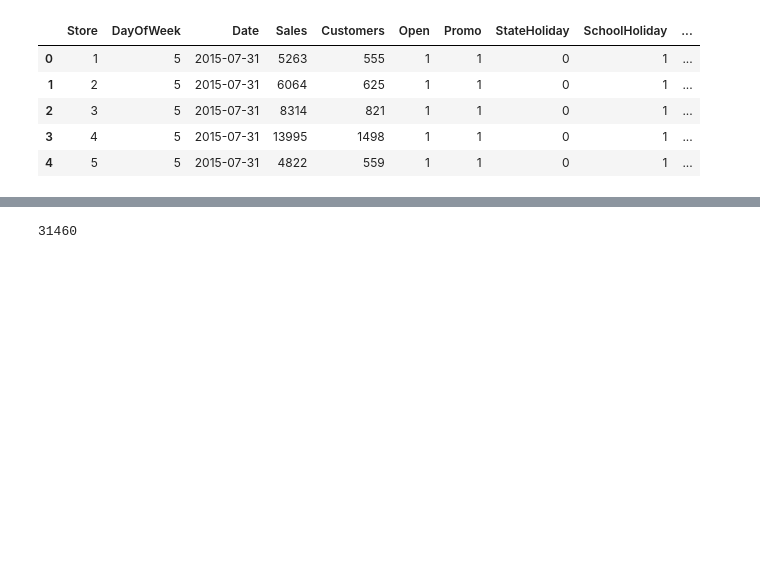
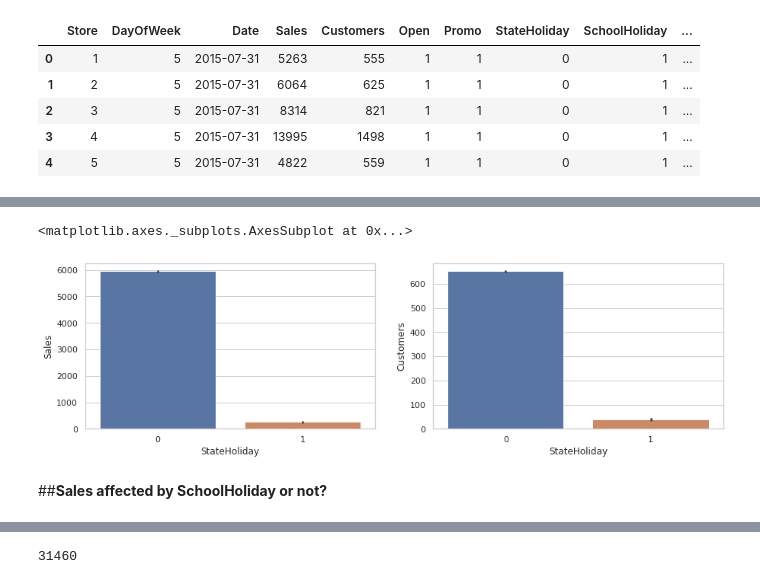
Before and after one commit to Team-AlmaBetter/Retail-Sales-Prediction, a Jupyter notebook: Rossmann_Sales_Prediction_Capstone_Project_ipynb.ipynb, the cells around one changed output, grey strips where cells are left out. Cells and saved outputs as stored; diff of their text form; code cells hidden in the pictures; blank space fills up the shorter version.

```diff
--- a/Rossmann_Sales_Prediction_Capstone_Project_ipynb.ipynb
+++ b/Rossmann_Sales_Prediction_Capstone_Project_ipynb.ipynb
@@ -330,0 +456,14 @@ dtype: int64
+# %%
+# Date
+
+# Create Year and Month columns
+R_data['Year']  = R_data['Date'].apply(lambda x: int(str(x)[:4]))
+R_data['Month'] = R_data['Date'].apply(lambda x: int(str(x)[5:7]))
+
+data['Year']  = data['Date'].apply(lambda x: int(str(x)[:4]))
+data['Month'] = data['Date'].apply(lambda x: int(str(x)[5:7]))
+
+# Assign Date column to Date(Year-Month) instead of (Year-Month-Day)
+# this column will be useful in analysis and visualization
+R_data['Date'] = R_data['Date'].apply(lambda x: (str(x)[:7]))
+data['Date'] = data['Date'].apply(lambda x: (str(x)[:7]))
@@ -330,0 +546,16 @@ dtype: int64
+# %%
+# .... continue with StateHoliday
+
+# After
+R_data["StateHoliday"] = R_data["StateHoliday"].map({0: 0, "0": 0, "a": 1, "b": 1, "c": 1})
+data["StateHoliday"]     = data["StateHoliday"].map({0: 0, "0": 0, "a": 1, "b": 1, "c": 1})
+
+fig, (axis1,axis2) = plt.subplots(1,2,figsize=(15,4))
+
+sns.barplot(x='StateHoliday', y='Sales', data=R_data, ax=axis1)
+sns.barplot(x='StateHoliday', y='Customers', data=R_data, ax=axis2)
+# %% [output]
+<matplotlib.axes._subplots.AxesSubplot at 0x...>
+[figure, added]
+# %% [markdown]
+##<B>Sales affected by SchoolHoliday or not?
```
Also changed, not shown: parts of 150 cells of this notebook.
